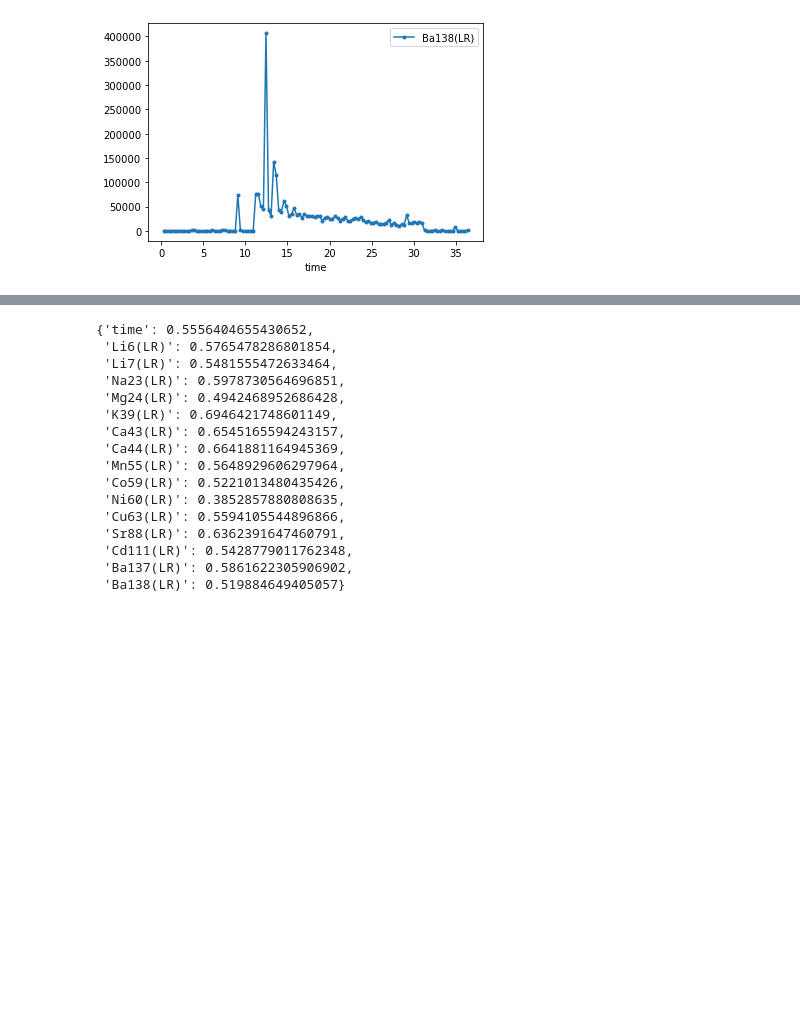
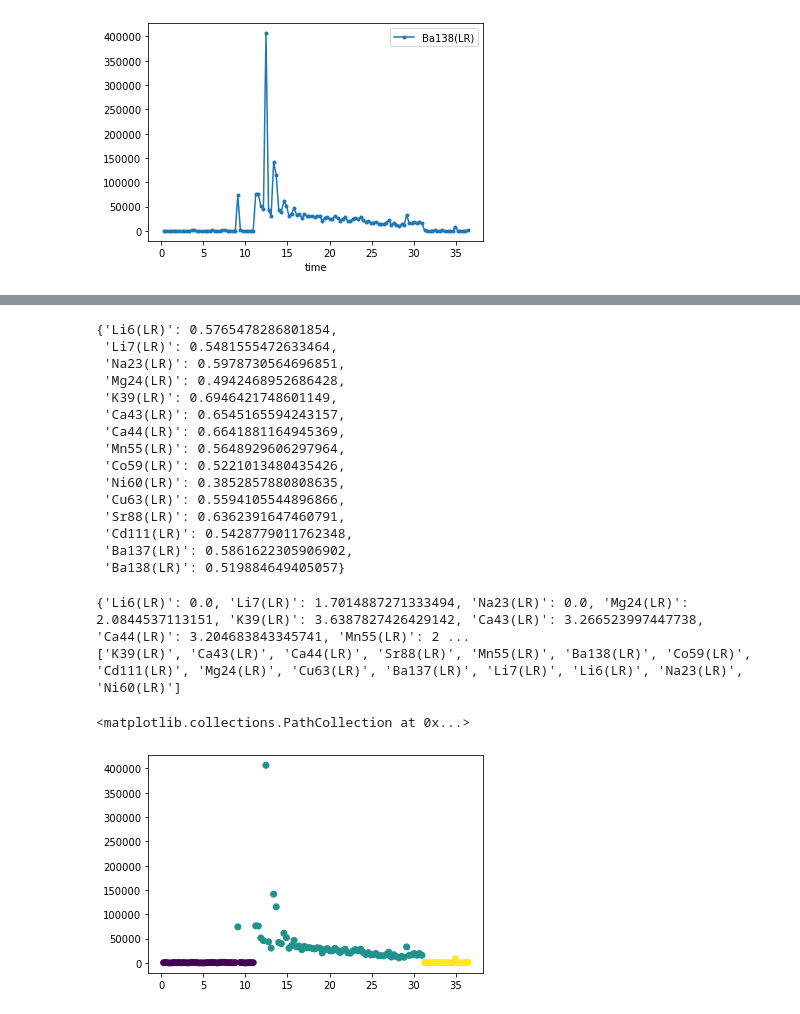
Before and after one commit to npiro/otolith_analyzer, a Jupyter notebook: notebooks/outliers_best_signals_detection.ipynb, the cells around one changed output, grey strips where cells are left out. Drawn from its saved outputs; the diff is of its cells as text; code cells hidden in the pictures; blank space fills up the shorter version.

Commit message:
metric_clustering

```diff
--- a/notebooks/outliers_best_signals_detection.ipynb
+++ b/notebooks/outliers_best_signals_detection.ipynb
@@ -106,10 +104,9 @@ def rank_signal(df, c = "Ba138(LR)"):
     num_db_clusters = len(np.unique(db_fit.labels_[mask]))
     return silhouette_score(X_, sc_fit.labels_) #if num_db_clusters < 3 else 0
 # %%
-{c:rank_signal(df, c) for c in cols}
+{c:rank_signal(df, c) for c in cols if c is not 'time'}
 # %% [output]
-{'time': 0.5556404655430652,
- 'Li6(LR)': 0.5765478286801854,
+{'Li6(LR)': 0.5765478286801854,
  'Li7(LR)': 0.5481555472633464,
  'Na23(LR)': 0.5978730564696851,
  'Mg24(LR)': 0.4942468952686428,
@@ -124,3 +121,72 @@ def rank_signal(df, c = "Ba138(LR)"):
  'Cd111(LR)': 0.5428779011762348,
  'Ba137(LR)': 0.5861622305906902,
  'Ba138(LR)': 0.519884649405057}
+# %%
+# remove outliers
+
+def standardize_data(X):
+
+    ss = StandardScaler()
+    return ss.fit_transform(X)
+
+def remove_outliers(X):
+    """
+    Remove outliers
+    df: dataframe
+    c: column to apply to
+    """
+
+    db = DBSCAN(eps = 0.5)
+    db_fit = db.fit(X)
+    mask = db_fit.labels_ != -1
+
+    return X[mask]
+
+def compute_range_ratio(X):
+    sc = SpectralClustering(n_clusters=3, affinity = 'nearest_neighbors')
+    sc_fit = sc.fit(X)
+    pp = sc_fit.labels_
+    x0 = X[pp==0][:,0]
+    x1 = X[pp==1][:,0]
+    x2 = X[pp==2][:,0]
+    x_range = max(X[:,0]) - min(X[:,0])
+    return (max(x0) - min(x0)) / x_range + (max(x1) - min(x1)) / x_range + (max(x2) - min(x2)) / x_range
+
+def compute_mean_distance(X):
+    mean = X.mean()
+    upper = X[X>mean]
+    lower = X[X<=mean]
+    return (upper.mean()-lower.mean())/upper.std()
+
+def compute_metric(df, c, threshold = 1.05):
+    X = df[["time",c]].values
+    X = standardize_data(X)
+    X = remove_outliers(X)
+
+    rr = compute_range_ratio(X)
+    dd = compute_mean_distance(X)
+
+    metric = dd*int(rr < threshold)
+    return metric
+
+metrics = {c:compute_metric(df, c) for c in cols  if c != 'time'}
+print(metrics)
+order = sorted(metrics, key=metrics.get, reverse=True)
+print(order)
+# %% [output]
+{'Li6(LR)': 0.0, 'Li7(LR)': 1.7014887271333494, 'Na23(LR)': 0.0, 'Mg24(LR)': 2.0844537113151, 'K39(LR)': 3.6387827426429142, 'Ca43(LR)': 3.266523997447738, 'Ca44(LR)': 3.204683843345741, 'Mn55(LR)': 2 ...
+['K39(LR)', 'Ca43(LR)', 'Ca44(LR)', 'Sr88(LR)', 'Mn55(LR)', 'Ba138(LR)', 'Co59(LR)', 'Cd111(LR)', 'Mg24(LR)', 'Cu63(LR)', 'Ba137(LR)', 'Li7(LR)', 'Li6(LR)', 'Na23(LR)', 'Ni60(LR)']
+# %%
+c = "Ba138(LR)"
+X = df[["time",c]].values
+ss = StandardScaler()
+sc = SpectralClustering(n_clusters=3, affinity = 'nearest_neighbors')
+X = ss.fit_transform(X)
+
+#X_ = X[mask]
+sc_fit = sc.fit(X)
+
+plt.scatter(df["time"], df[c], c = sc_fit.labels_)
+# %% [output]
+<matplotlib.collections.PathCollection at 0x...>
+[figure, added]
```
Also changed, not shown: parts of 11 cells of this notebook.
